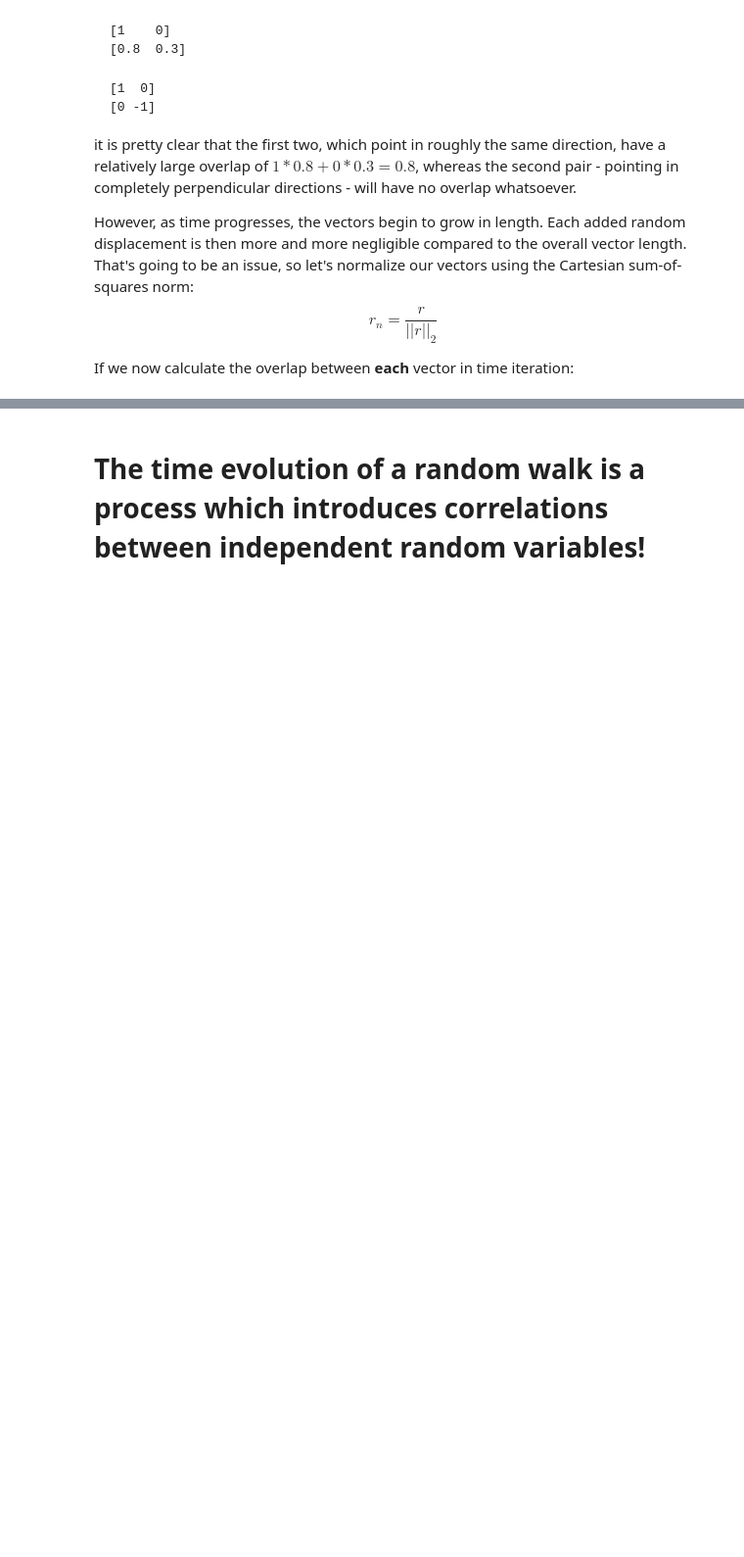
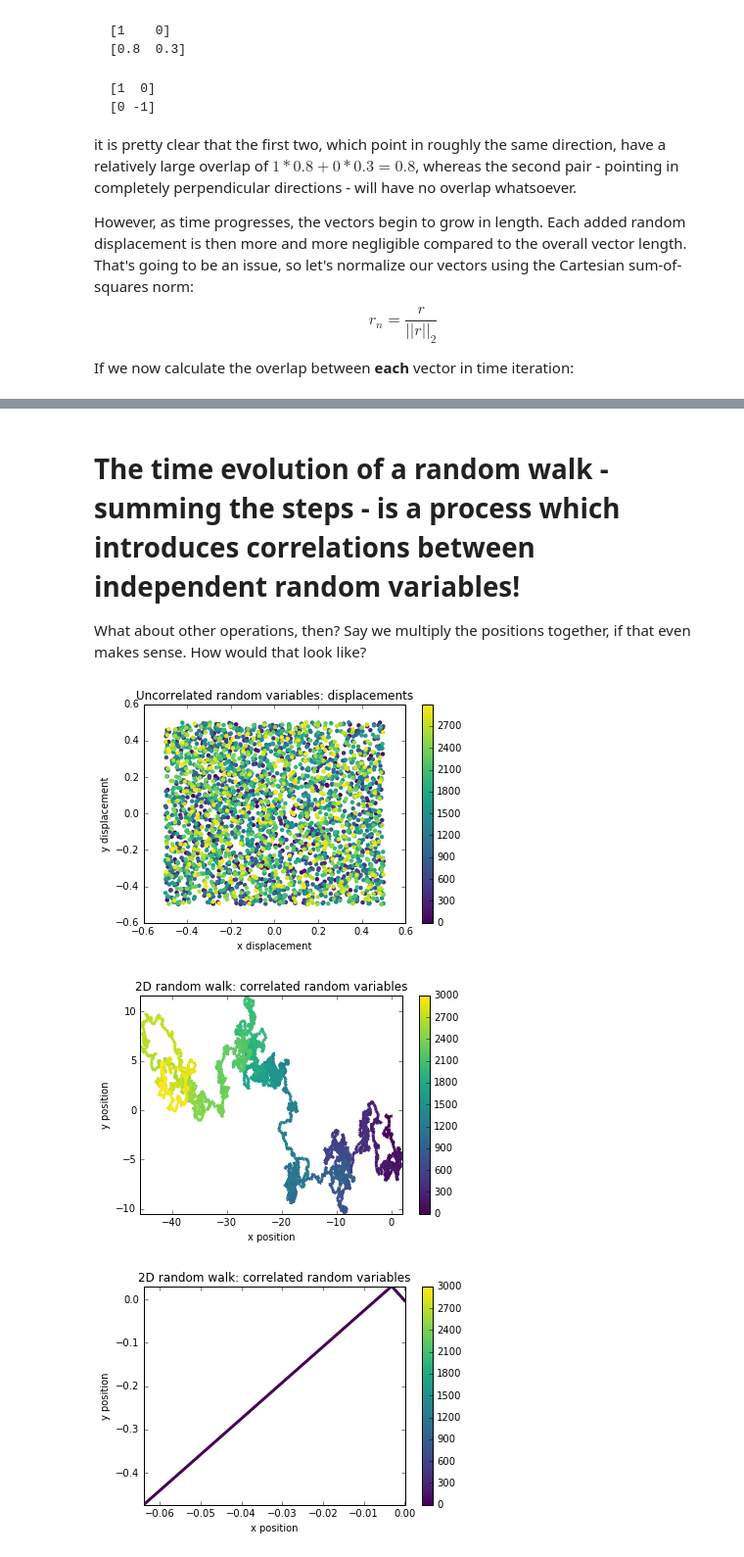
Before and after one commit to StanczakDominik/ScienceNotes, a Jupyter notebook: 1_RandomWalkCorrelations.ipynb, the cells around one changed output, grey strips where cells are left out. Shown at 98% size. Drawn from its saved outputs; the diff is of its cells as text; code cells hidden in the pictures; blank space fills up the shorter version.

```diff
--- a/1_RandomWalkCorrelations.ipynb
+++ b/1_RandomWalkCorrelations.ipynb
@@ -115,2 +121,13 @@ plot(correlations_matrix(r_history), 'positions, time increases to top right')
 # %% [markdown]
-# The time evolution of a random walk is a process which introduces correlations between independent random variables!
+# The time evolution of a random walk - summing the steps - is a process which introduces correlations between independent random variables!
+
+What about other operations, then? Say we multiply the positions together, if that even makes sense. How would that look like?
+# %%
+r_product_history = np.cumprod(r, axis=0)
+plot_2d_scatter(r)
+plot_2d_line(r_history)
+plot_2d_line(r_product_history)
+# %% [output]
+[figure, added]
+[figure, added]
+[figure, added]
```
Also changed, not shown: parts of 11 cells of this notebook, 1 other file.
